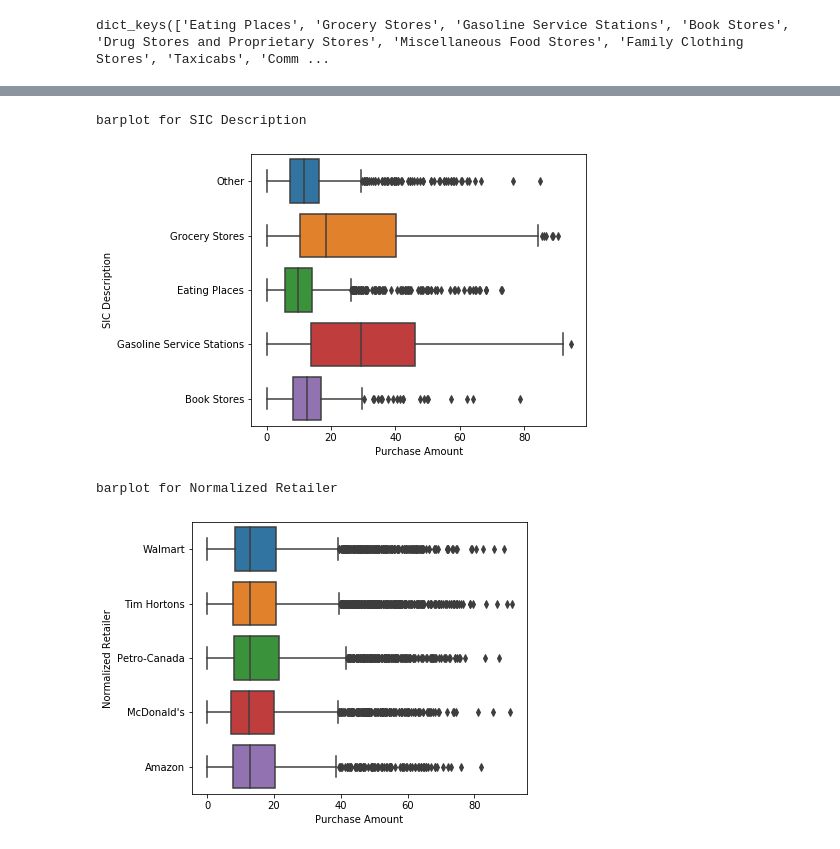
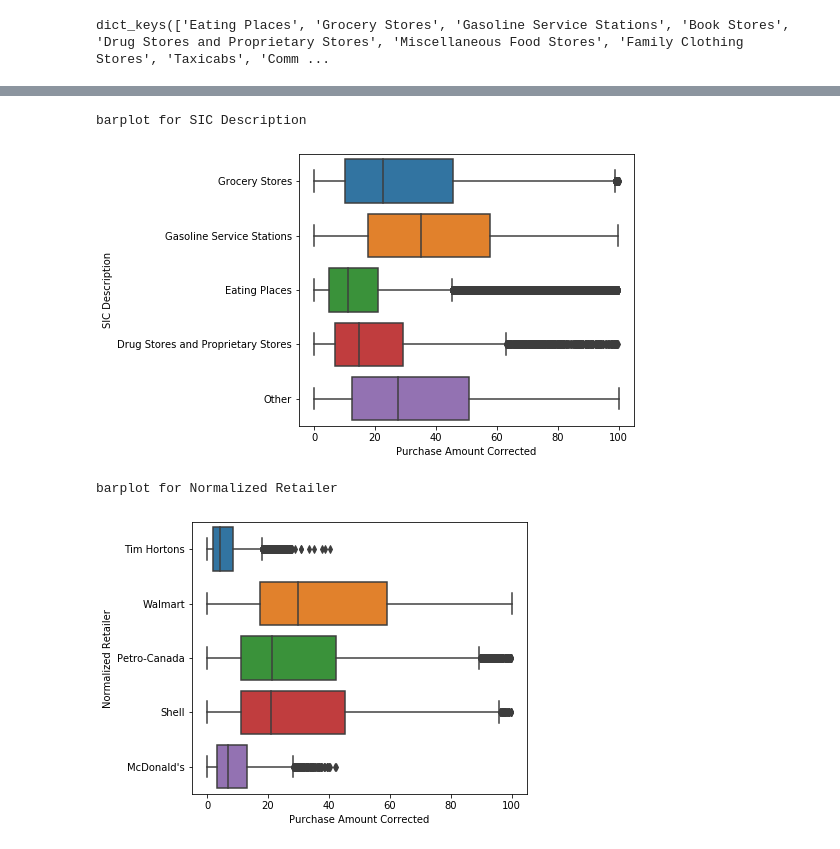
Before and after one commit to rui-zhang-ocean/Predict_Transactions, a Jupyter notebook: check_synthetic_data.ipynb, the cells around one changed output, grey strips where cells are left out. Saved outputs shown, nothing was run; the diff lists cells and outputs as text; code cells hidden in the pictures.

Commit message:
more tests with age limit and apply post-correction to purchase amount

```diff
--- a/check_synthetic_data.ipynb
+++ b/check_synthetic_data.ipynb
@@ -33,7 +33,7 @@ N = 20000
 sample = synthesizer.sample(N)
 np.set_printoptions(suppress = True, precision = 2)
 # %%
-df_input = pd.read_csv('data/cc_data_input_10emb_ageCat.csv')
+df_input = pd.read_csv('data/cc_data_input_10emb_ageCat70.csv')
 # %%
 input_columns = list(df_input.columns)[1:]
 # %%
@@ -54,8 +53,8 @@ def reverse_dummy(df, col_name):
     # get index of columns that starts with col_name, for example, Gender_male, Gender_female for col_name = `Gender`
     idx = [i for i, s in enumerate(list(df.columns)) if col_name in s]
     tmp = df.iloc[:,idx]
-    # find column name for max in each row and put into one series
-    df_output = pd.Series(tmp.idxmax(axis=1), name = col_name)
+    # find column name for absolute max in each row and put into one series
+    df_output = pd.Series(tmp.abs().idxmax(axis=1), name = col_name)
 
     # remove strings with col_name plus underscore
     df_output = df_output.map(lambda x: x.replace(col_name + '_',''))
@@ -219,0 +237,4 @@ df_reverse.head()
+# %%
+# load processed input data to check mean purchase amount for each retailer
+df_processed = pd.read_csv('data/cc_data_processed.csv')
+df_processed.head()
@@ -219,0 +251,7 @@ df_reverse.head()
+# %%
+# create columns that are mean_byRetailer_input, mean_byRetailer_syn, and apply their ratio to adjust Purchase Amount
+df_reverse['mean_byRetailer_syn'] = df_reverse['Normalized Retailer'].map(df_reverse.groupby(['Normalized Retailer'])['Purchase Amount'].mean())
+df_reverse['mean_byRetailer_input'] = df_reverse['Normalized Retailer'].map(df_processed.groupby(['Normalized Retailer'])['Purchase Amount'].mean())
+df_reverse['Purchase Amount Corrected'] = df_reverse.apply(lambda x: x['Purchase Amount'] * x.mean_byRetailer_input / x.mean_byRetailer_syn, axis = 1)
+
+df_reverse.head()
@@ -264,18 +313,18 @@ Consumer Gender
 # %%
 check_list = ['SIC Description','Normalized Retailer']
 fig_dims = [6, 5]
 N = 5
 threshold = 100
 
 for cat in check_list:
     print("barplot for %s" % (cat))
     list_tmp = df_reverse[cat].value_counts()[:N].index.tolist() # top N counts in that category
-    df_tmp = df_reverse[df_reverse[cat].isin(list_tmp) & (df_reverse['Purchase Amount'] < threshold)]
+    df_tmp = df_reverse[df_reverse[cat].isin(list_tmp) & (df_reverse['Purchase Amount Corrected'] < threshold)]
     fig, ax = plt.subplots(figsize = fig_dims)
-    chart = sns.boxplot(y = df_tmp[cat], x = df_tmp['Purchase Amount'])
+    chart = sns.boxplot(y = df_tmp[cat], x = df_tmp['Purchase Amount Corrected'])
     plt.show()
 # %% [output]
 barplot for SIC Description
-[figure, old version]
+[figure, new version]
 barplot for Normalized Retailer
-[figure, old version]
+[figure, new version]
```
Also changed, not shown: parts of 18 cells of this notebook, 11 other files.
